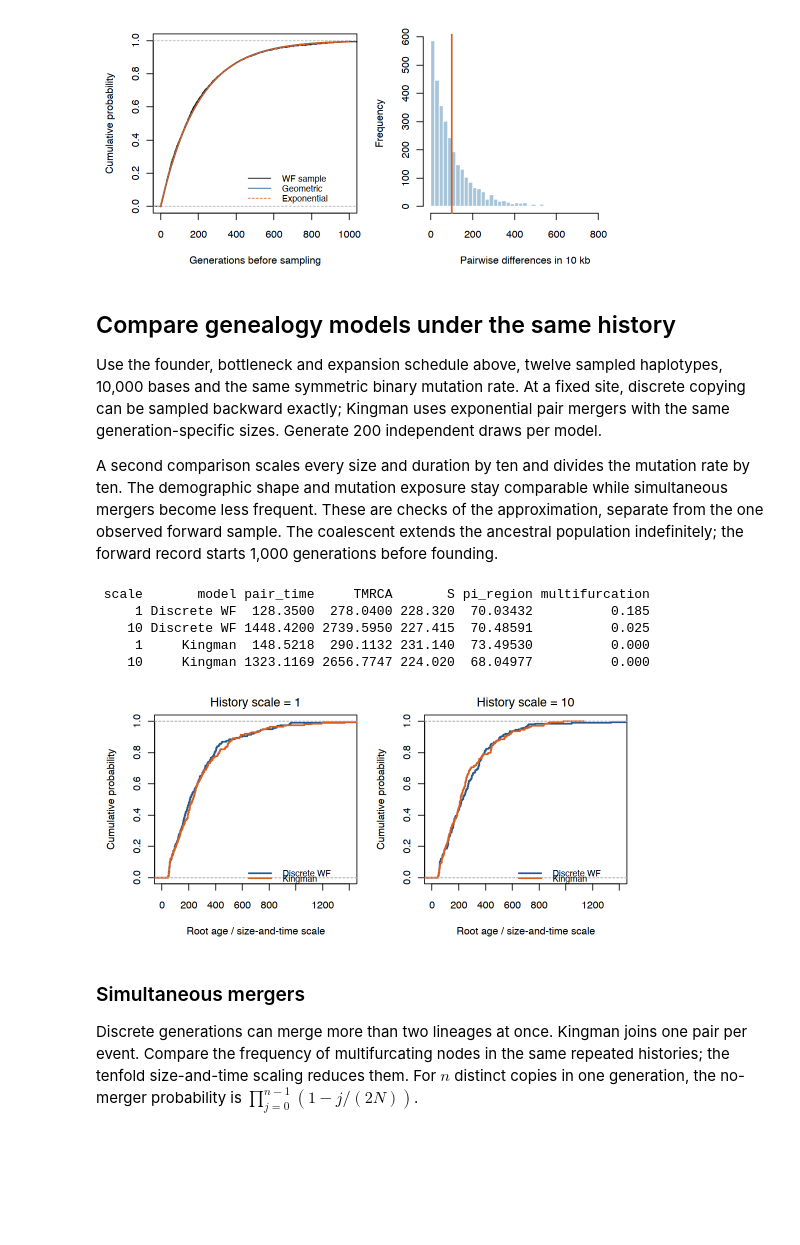
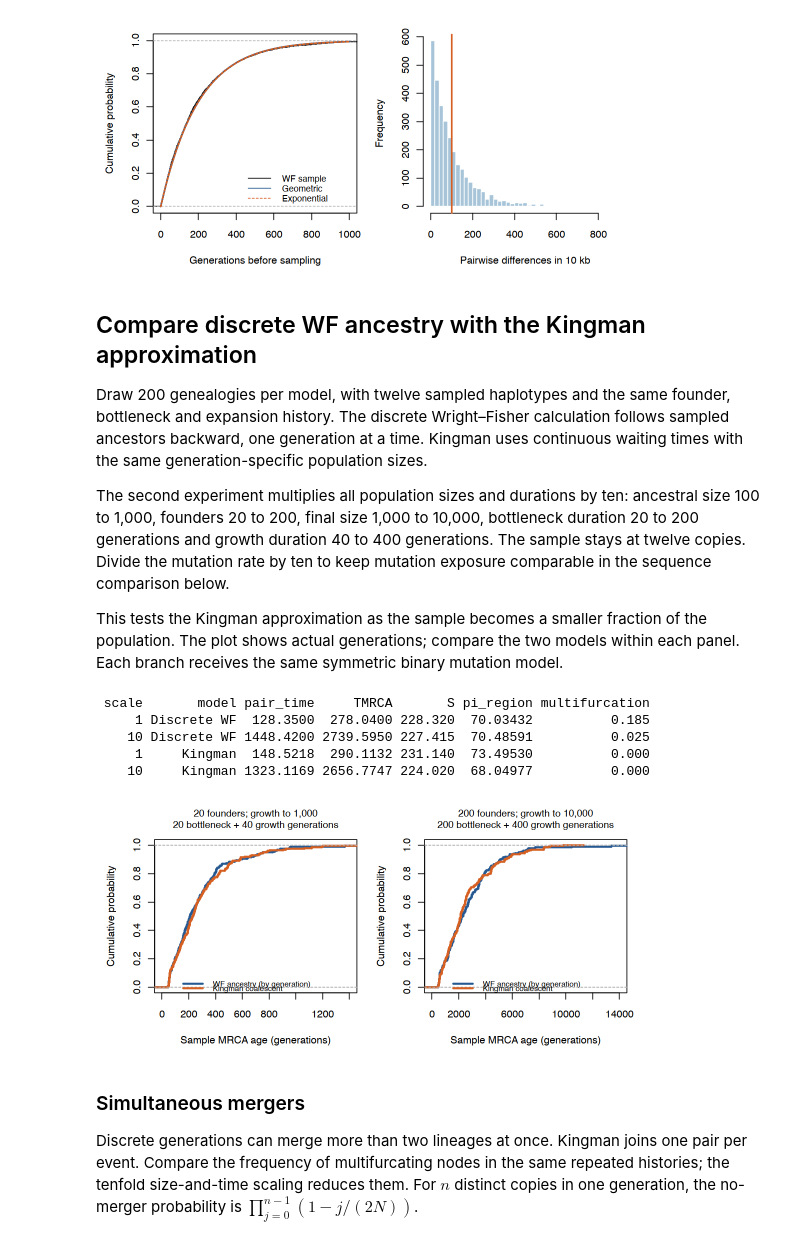
Before and after one commit to StatFunGen/hpgR, a Jupyter notebook: notebooks/P8149_Lecture_9_Two_DNA_Copies.ipynb, the cells around one changed output. Drawn from its saved outputs; the diff is of its cells as text; code cells hidden in the pictures; blank space fills up the shorter version.

```diff
--- a/notebooks/P8149_Lecture_9_Two_DNA_Copies.ipynb
+++ b/notebooks/P8149_Lecture_9_Two_DNA_Copies.ipynb
@@ -10468,49 +10475,54 @@ drawFigure("p5_pair_waiting", function() {
         199.14800         200.00000          99.53933         100.00000
 [figure]
 # %% [markdown]
-## Compare genealogy models under the same history
+## Compare discrete WF ancestry with the Kingman approximation
 
-Use the founder, bottleneck and expansion schedule above, twelve sampled
-haplotypes, 10,000 bases and the same symmetric binary mutation rate.
-At a fixed site, discrete copying can be sampled backward exactly; Kingman
-uses exponential pair mergers with the same generation-specific sizes.
-Generate 200 independent draws per model.
+Draw 200 genealogies per model, with twelve sampled haplotypes and the same
+founder, bottleneck and expansion history. The discrete Wright–Fisher calculation
+follows sampled ancestors backward, one generation at a time. Kingman uses
+continuous waiting times with the same generation-specific population sizes.
 
-A second comparison scales every size and duration by ten and divides the
-mutation rate by ten. The demographic shape and mutation exposure stay
-comparable while simultaneous mergers become less frequent. These are
-checks of the approximation, separate from the one observed forward sample.
-The coalescent extends the ancestral population indefinitely; the forward
-record starts 1,000 generations before founding.
+The second experiment multiplies all population sizes and durations by ten:
+ancestral size 100 to 1,000, founders 20 to 200, final size 1,000 to 10,000,
+bottleneck duration 20 to 200 generations and growth duration 40 to 400 generations.
+The sample stays at twelve copies. Divide the mutation rate by ten to keep
+mutation exposure comparable in the sequence comparison below.
+
+This tests the Kingman approximation as the sample becomes a smaller fraction
+of the population. The plot shows actual generations; compare the two models
+within each panel. Each branch receives the same symmetric binary mutation model.
 # %%
 matched_main <- matchedHistoryDraws(replicates = 200L, baseSeed = 7814900L)
 # %%
 matched_scaled <- matchedHistoryDraws(replicates = 200L, scale = 10L, baseSeed = 8814900L)
 matched <- rbind(matched_main$results, matched_scaled$results)
 stopifnot(!anyDuplicated(c(matched$ancestry_seed, matched$mutation_seed)))
 print(aggregate(cbind(pair_time, TMRCA, S, pi_region, multifurcation) ~ scale + model,
     matched, mean), row.names = FALSE)
 drawFigure("p5_matched_genealogies", function() {
-    par(mfrow = c(1, 2), mar = c(4.4, 4.5, 2, .7))
+    par(mfrow = c(1, 2), mar = c(4.4, 4.5, 3.2, .7))
     for (scale in c(1, 10)) {
         z <- matched[matched$scale == scale, ]
-        plot(ecdf(z$TMRCA[z$model == "Discrete WF"] / scale),
-            verticals = TRUE, do.points = FALSE, col = blue, lwd = 2,
-            xlim = c(0, 1400), xlab = "Root age / size-and-time scale",
-            ylab = "Cumulative probability", main = paste("History scale =", scale))
-        lines(ecdf(z$TMRCA[z$model == "Kingman"] / scale),
-            verticals = TRUE, do.points = FALSE, col = orange, lwd = 2)
-        legend("bottomright", c("Discrete WF", "Kingman"), col = c(blue, orange),
-            lty = 1, lwd = 2, bty = "n", cex = .85)
+        title <- if (scale == 1)
+            "20 founders; growth to 1,000\n20 bottleneck + 40 growth generations" else
+            "200 founders; growth to 10,000\n200 bottleneck + 400 growth generations"
+        plot(ecdf(z$TMRCA[z$model == "Discrete WF"]),
+            verticals = TRUE, do.points = FALSE, col = blue, lwd = 2.5,
+            xlim = c(0, 1400 * scale), xlab = "Sample MRCA age (generations)",
+            ylab = "Cumulative probability", main = title, cex.main = .95)
+        lines(ecdf(z$TMRCA[z$model == "Kingman"]),
+            verticals = TRUE, do.points = FALSE, col = orange, lwd = 2.5)
+        legend("bottomright", c("WF ancestry (by generation)", "Kingman coalescent"),
+            col = c(blue, orange), lty = 1, lwd = 2.5, bty = "n", cex = .75)
     }
-})
+}, height = 3.8)
 # %% [output]
  scale       model pair_time     TMRCA       S pi_region multifurcation
      1 Discrete WF  128.3500  278.0400 228.320  70.03432          0.185
     10 Discrete WF 1448.4200 2739.5950 227.415  70.48591          0.025
      1     Kingman  148.5218  290.1132 231.140  73.49530          0.000
     10     Kingman 1323.1169 2656.7747 224.020  68.04977          0.000
-[figure, old version]
+[figure, new version]
 # %% [markdown]
 ### Simultaneous mergers
 
```
Also changed, not shown: parts of 2 cells of this notebook, 30 other files.
